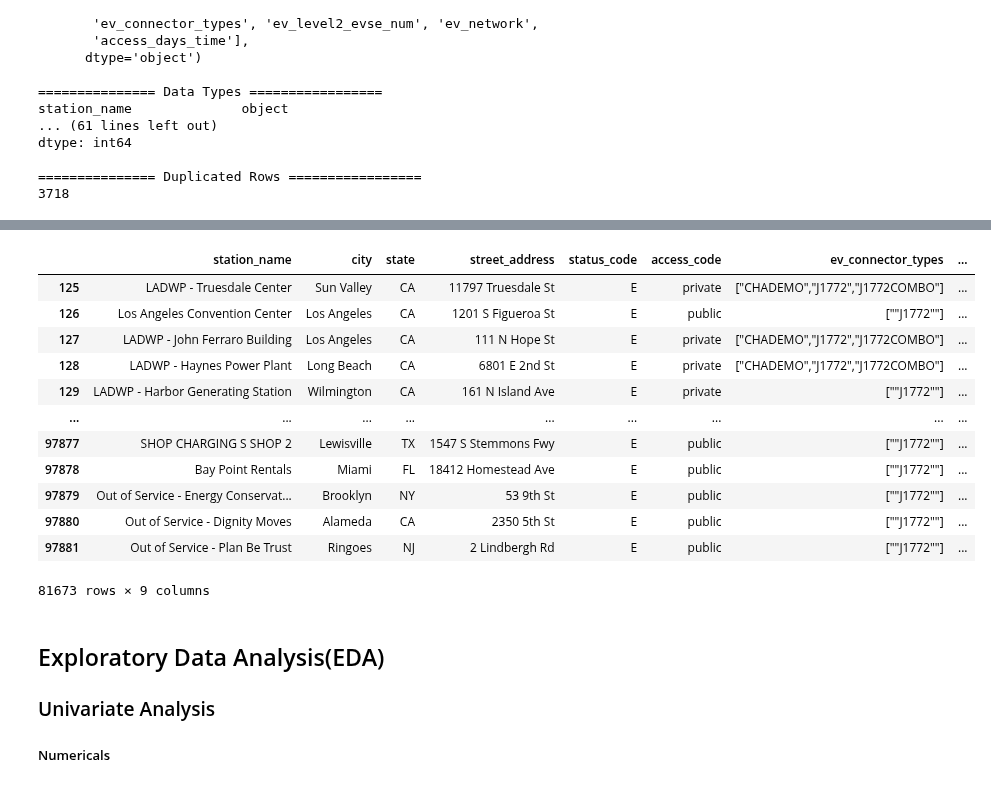
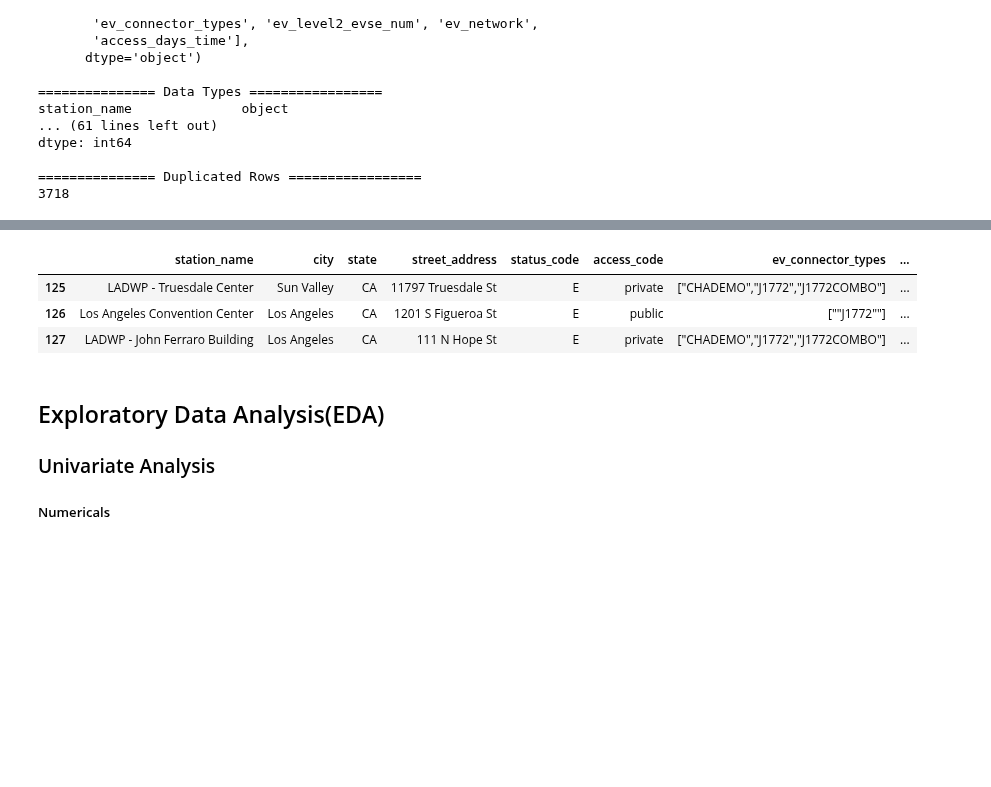
Before and after one commit to Damarispaul/Ev_Stations, a Jupyter notebook: EV Charging (3).ipynb, the cells around one changed output, grey strips where cells are left out. Saved outputs shown, nothing was run; the diff lists cells and outputs as text; code cells hidden in the pictures; blank space fills up the shorter version.

```diff
--- a/EV Charging (3).ipynb
+++ b/EV Charging (3).ipynb
@@ -334,20 +327,12 @@ Numericals
 # %%
+# Viewing the Categorical Columns
 categoricals = Ev_df2.select_dtypes(include='object')
-categoricals
+categoricals.head(3)
 # %% [output]
 |  | station_name | city | state | street_address | status_code | access_code | ev_connector_types | ... |
 | 125 | LADWP - Truesdale Center | Sun Valley | CA | 11797 Truesdale St | E | private | ["CHADEMO","J1772","J1772COMBO"] | ... |
 | 126 | Los Angeles Convention Center | Los Angeles | CA | 1201 S Figueroa St | E | public | [""J1772""] | ... |
 | 127 | LADWP - John Ferraro Building | Los Angeles | CA | 111 N Hope St | E | private | ["CHADEMO","J1772","J1772COMBO"] | ... |
-| 128 | LADWP - Haynes Power Plant | Long Beach | CA | 6801 E 2nd St | E | private | ["CHADEMO","J1772","J1772COMBO"] | ... |
-| 129 | LADWP - Harbor Generating Station | Wilmington | CA | 161 N Island Ave | E | private | [""J1772""] | ... |
-| ... | ... | ... | ... | ... | ... | ... | ... | ... |
-| 97877 | SHOP CHARGING S SHOP 2 | Lewisville | TX | 1547 S Stemmons Fwy | E | public | [""J1772""] | ... |
-| 97878 | Bay Point Rentals | Miami | FL | 18412 Homestead Ave | E | public | [""J1772""] | ... |
-| 97879 | Out of Service - Energy Conservat... | Brooklyn | NY | 53 9th St | E | public | [""J1772""] | ... |
-| 97880 | Out of Service - Dignity Moves | Alameda | CA | 2350 5th St | E | public | [""J1772""] | ... |
-| 97881 | Out of Service - Plan Be Trust | Ringoes | NJ | 2 Lindbergh Rd | E | public | [""J1772""] | ... |
-81673 rows × 9 columns
 # %% [markdown]
 ## Exploratory Data Analysis(EDA)
 ### Univariate Analysis
```
Also changed, not shown: parts of 48 cells of this notebook.
